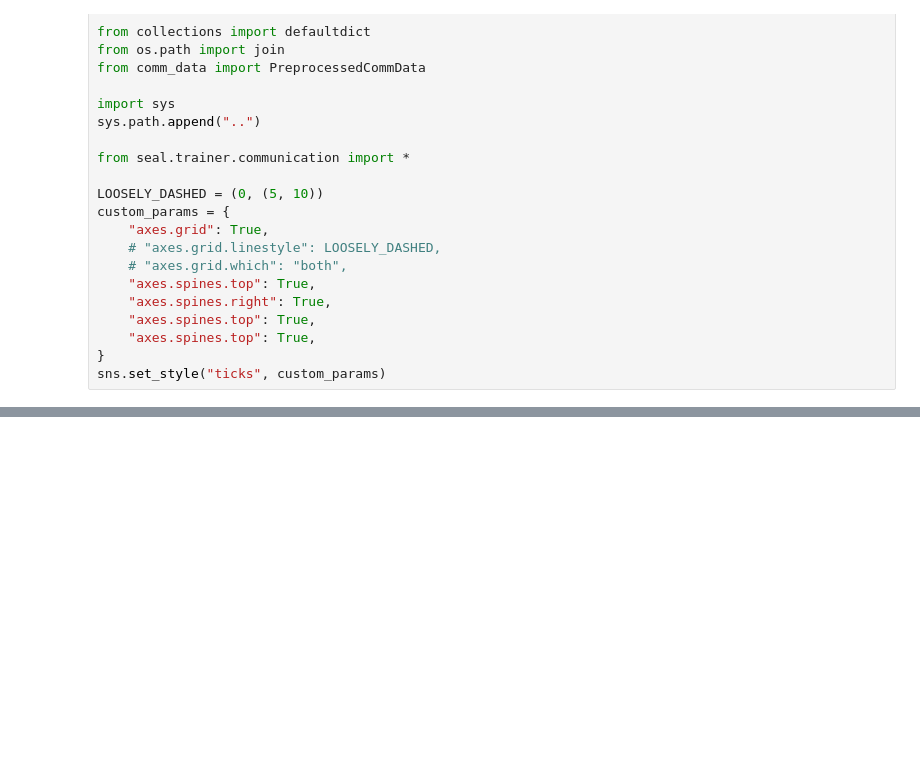
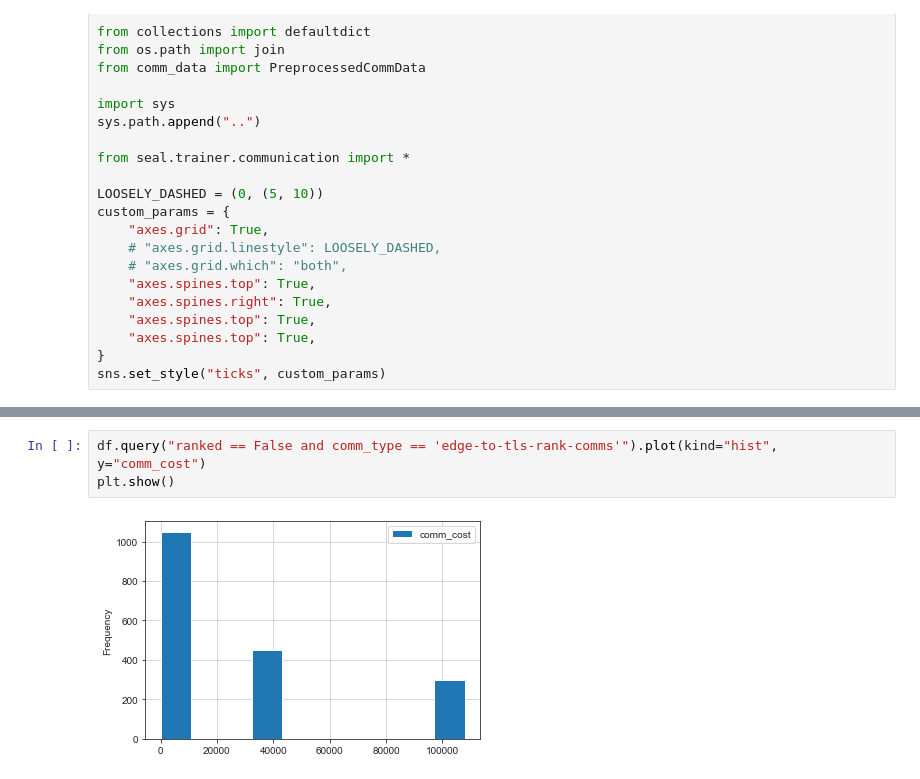
Before and after one commit to nathaniel-hudson/SUMO-FedRL, a Jupyter notebook: notebooks/Communication Analysis.ipynb, the cells around one changed output, grey strips where cells are left out. Cells and saved outputs as stored; diff of their text form; blank space fills up the shorter version.

```diff
--- a/notebooks/Communication Analysis.ipynb
+++ b/notebooks/Communication Analysis.ipynb
@@ -58 +61,6 @@ df.head()
+# %%
+df.query("ranked == False and comm_type == 'edge-to-tls-rank-comms'").plot(kind="hist", y="comm_cost")
+plt.show()
+# %% [output]
+[figure, added]
 # %%
```
Also changed, not shown: parts of 6 cells of this notebook, 9 other files.
